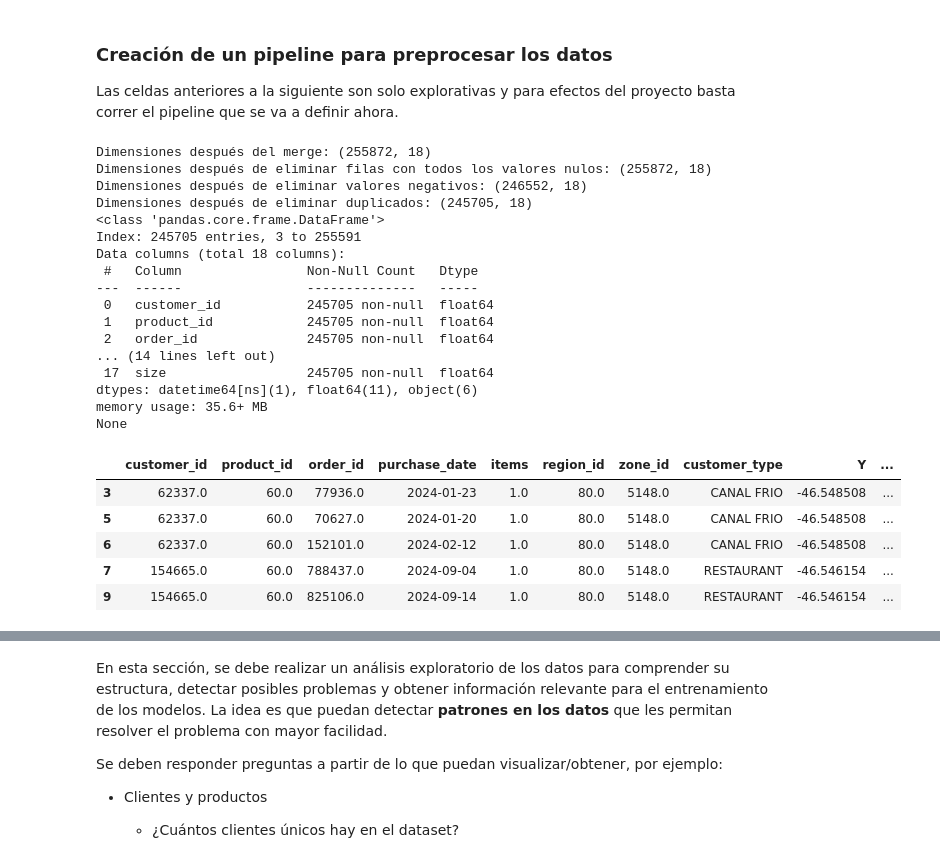
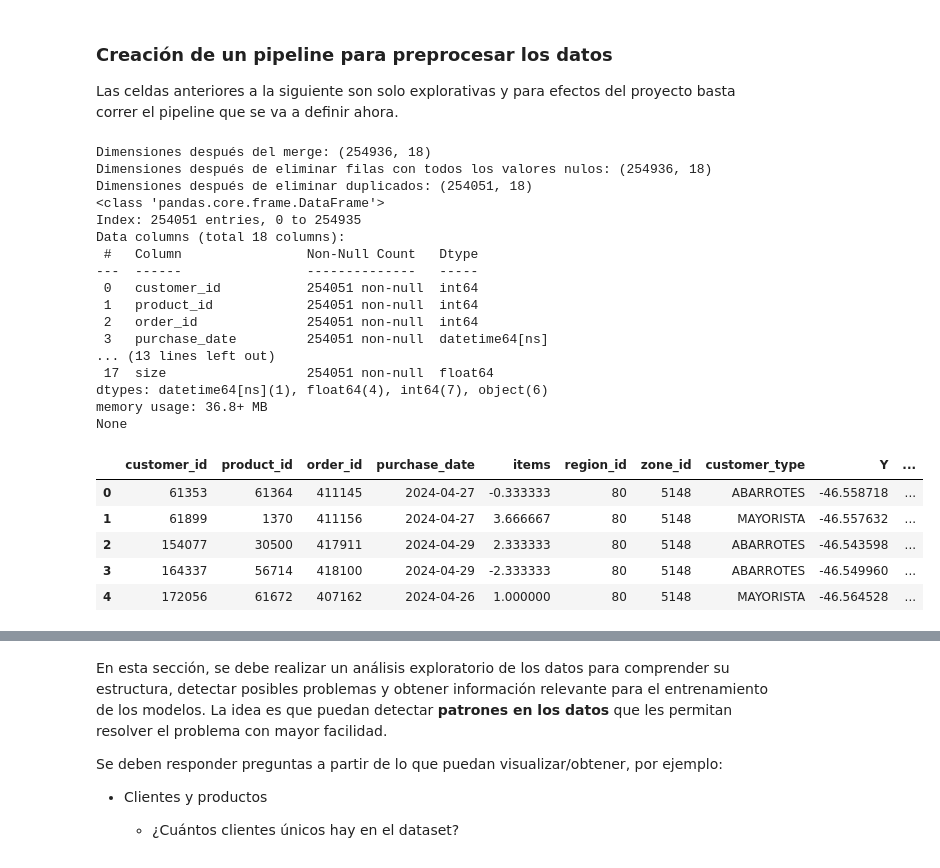
Before and after one commit to fco-marquez/MDS7202_Free_Riders, a Jupyter notebook: entrega1/enunciado_entrega1.ipynb, the cells around one changed output, grey strips where cells are left out. Drawn from its saved outputs; the diff is of its cells as text; code cells hidden in the pictures.

```diff
--- a/entrega1/enunciado_entrega1.ipynb
+++ b/entrega1/enunciado_entrega1.ipynb
@@ -299,6 +298,0 @@ A partir de la información de los dataframes podemos concluir que tanto los dat
-# %%
-# Exploratorio
-df_transactions['customer_id'] = df_transactions['customer_id'].astype('int64')
-df_transactions['product_id'] = df_transactions['product_id'].astype('int64')
-df_transactions['order_id'] = df_transactions['order_id'].astype('int64')
-df_transactions.info()
@@ -322,7 +303,7 @@ Se harán outer merge's para nos perder información, por ejemplo, si hay un cli
 # %%
 # Exploratorio
 # Merge de las tablas de transacciones y clientes
-df_merged1 = pd.merge(df_transactions, df_customers, left_on='customer_id', right_on='customer_id', how='outer')
+df_merged1 = pd.merge(df_transactions, df_customers, left_on='customer_id', right_on='customer_id', how='inner')
 print(f"Dimensiones después del primer merge: {df_merged1.shape}")
 df_merged1.head()
 # %% [output]
@@ -336,7 +317,7 @@ Dimensiones después del primer merge: (255015, 12)
 # %%
 # Exploratorio
 # Merge de las tablas de transacciones y clientes con productos
-df_merged = pd.merge(df_merged1, df_products, left_on='product_id', right_on='product_id', how='outer')
+df_merged = pd.merge(df_merged1, df_products, left_on='product_id', right_on='product_id', how='inner')
 print(f"Dimensiones después del segundo merge: {df_merged.shape}")
 df_merged.head()
 # %% [output]
@@ -400,81 +381,70 @@ class DataPreprocessor(BaseEstimator, TransformerMixin):
     def transform(self, X):
         df_customers, df_products, df_transactions = X
 
-        # Estandarizar tipos
-        df_transactions = df_transactions.copy()
-        df_transactions['customer_id'] = df_transactions['customer_id'].astype('int64')
-        df_transactions['product_id'] = df_transactions['product_id'].astype('int64')
-        df_transactions['order_id'] = df_transactions['order_id'].astype('int64')
-
         # Merge
         df_merged = pd.merge(
             df_transactions,
             df_customers,
             on="customer_id",
-            how="outer"
+            how="inner"
         )
         df_merged = pd.merge(
             df_merged,
             df_products,
             on="product_id",
-            how="outer"
+            how="inner"
         )
         print(f"Dimensiones después del merge: {df_merged.shape}")
 
         # Filas con todos nulos
         df_merged = df_merged.dropna(how="all")
         print(f"Dimensiones después de eliminar filas con todos los valores nulos: {df_merged.shape}")
-
-        # Eliminar valores negativos en las columnas de cantidades y tamaños
-        positives_cols = ["items", "num_deliver_per_week", "num_visit_per_week", "size"]
-        df_merged = df_merged[(df_merged[positives_cols] >= 0).all(axis=1)]
-        print(f"Dimensiones después de eliminar valores negativos: {df_merged.shape}")
 
         # Duplicados
         df_merged = df_merged.drop_duplicates()
         print(f"Dimensiones después de eliminar duplicados: {df_merged.shape}")
 
         return df_merged
 
 
 # Construcción del pipeline
 preprocessing_pipeline = Pipeline([
     ("preprocessor", DataPreprocessor())
 ])
 
 # Ejecución del pipeline
 df_customers = pd.read_parquet("clientes.parquet", engine="pyarrow")
 df_products = pd.read_parquet("productos.parquet", engine="pyarrow")
 df_transactions = pd.read_parquet("transacciones.parquet", engine="pyarrow")
 
 df_final = preprocessing_pipeline.fit_transform((df_customers, df_products, df_transactions))
 
 print(df_final.info())
 df_final.head()
 # %% [output]
-Dimensiones después del merge: (255872, 18)
-Dimensiones después de eliminar filas con todos los valores nulos: (255872, 18)
-Dimensiones después de eliminar valores negativos: (246552, 18)
-Dimensiones después de eliminar duplicados: (245705, 18)
+Dimensiones después del merge: (254936, 18)
+Dimensiones después de eliminar filas con todos los valores nulos: (254936, 18)
+Dimensiones después de eliminar duplicados: (254051, 18)
 <class 'pandas.core.frame.DataFrame'>
-Index: 245705 entries, 3 to 255591
+Index: 254051 entries, 0 to 254935
 Data columns (total 18 columns):
  #   Column                Non-Null Count   Dtype
 ---  ------                --------------   -----
- 0   customer_id           245705 non-null  float64
- 1   product_id            245705 non-null  float64
- 2   order_id              245705 non-null  float64
-... (14 lines left out)
- 17  size                  245705 non-null  float64
-dtypes: datetime64[ns](1), float64(11), object(6)
-memory usage: 35.6+ MB
+ 0   customer_id           254051 non-null  int64
+ 1   product_id            254051 non-null  int64
+ 2   order_id              254051 non-null  int64
+ 3   purchase_date         254051 non-null  datetime64[ns]
+... (13 lines left out)
+ 17  size                  254051 non-null  float64
+dtypes: datetime64[ns](1), float64(4), int64(7), object(6)
+memory usage: 36.8+ MB
 None
 |  | customer_id | product_id | order_id | purchase_date | items | region_id | zone_id | customer_type | Y | ... |
-| 3 | 62337.0 | 60.0 | 77936.0 | 2024-01-23 | 1.0 | 80.0 | 5148.0 | CANAL FRIO | -46.548508 | ... |
-| 5 | 62337.0 | 60.0 | 70627.0 | 2024-01-20 | 1.0 | 80.0 | 5148.0 | CANAL FRIO | -46.548508 | ... |
-| 6 | 62337.0 | 60.0 | 152101.0 | 2024-02-12 | 1.0 | 80.0 | 5148.0 | CANAL FRIO | -46.548508 | ... |
-| 7 | 154665.0 | 60.0 | 788437.0 | 2024-09-04 | 1.0 | 80.0 | 5148.0 | RESTAURANT | -46.546154 | ... |
-| 9 | 154665.0 | 60.0 | 825106.0 | 2024-09-14 | 1.0 | 80.0 | 5148.0 | RESTAURANT | -46.546154 | ... |
+| 0 | 61353 | 61364 | 411145 | 2024-04-27 | -0.333333 | 80 | 5148 | ABARROTES | -46.558718 | ... |
+| 1 | 61899 | 1370 | 411156 | 2024-04-27 | 3.666667 | 80 | 5148 | MAYORISTA | -46.557632 | ... |
+| 2 | 154077 | 30500 | 417911 | 2024-04-29 | 2.333333 | 80 | 5148 | ABARROTES | -46.543598 | ... |
+| 3 | 164337 | 56714 | 418100 | 2024-04-29 | -2.333333 | 80 | 5148 | ABARROTES | -46.549960 | ... |
+| 4 | 172056 | 61672 | 407162 | 2024-04-26 | 1.000000 | 80 | 5148 | MAYORISTA | -46.564528 | ... |
 # %% [markdown]
 ## 📌 EDA [0.5 puntos]
 
```
Also changed, not shown: parts of 22 cells of this notebook.
